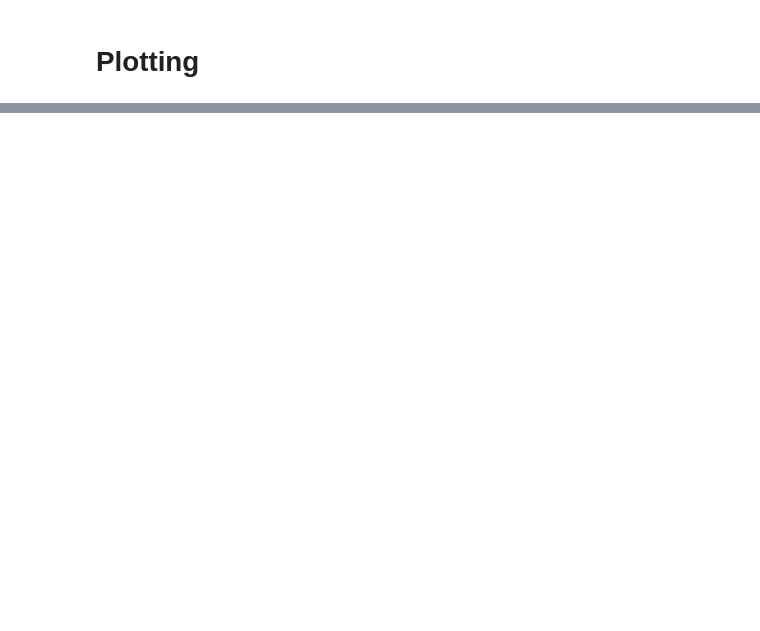
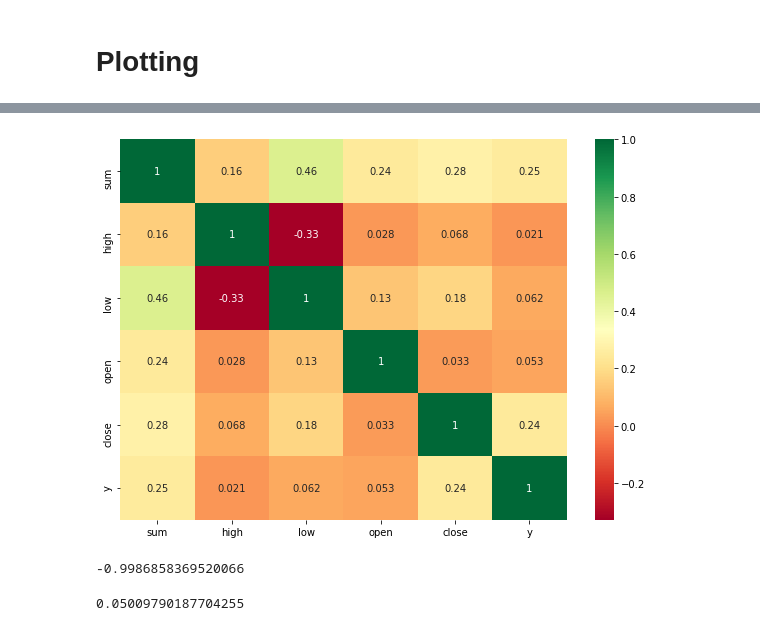
Before and after one commit to felipemontefuscolo/bitme, a Jupyter notebook: OhlcSim.ipynb, the cells around one changed output, grey strips where cells are left out. Cells and saved outputs as stored; diff of their text form; code cells hidden in the pictures; blank space fills up the shorter version.

```diff
--- a/OhlcSim.ipynb
+++ b/OhlcSim.ipynb
@@ -336,0 +590,15 @@ df
+# %%
+import pandas as pd
+import numpy as np
+import seaborn as sns
+#data = pd.read_csv("D://Blogs//train.csv")
+#X = data.iloc[:,0:20]  #independent columns
+#y = data.iloc[:,-1]    #target column i.e price range
+#get correlations of each features in dataset
+corrmat = X.corr()
+top_corr_features = corrmat.index
+plt.figure(figsize=(10,7))
+#plot heat map
+g=sns.heatmap(X[top_corr_features].corr(),annot=True,cmap="RdYlGn")
+# %% [output]
+[figure, added]
@@ -336,0 +620,8 @@ df
+# %%
+pd.Series(f1).corr(pd.Series(f2))
+# %% [output]
+-0.9986858369520066
+# %%
+pd.Series(y).corr(pd.Series(f1))
+# %% [output]
+0.05009790187704255
```
Also changed, not shown: parts of 72 cells of this notebook.
